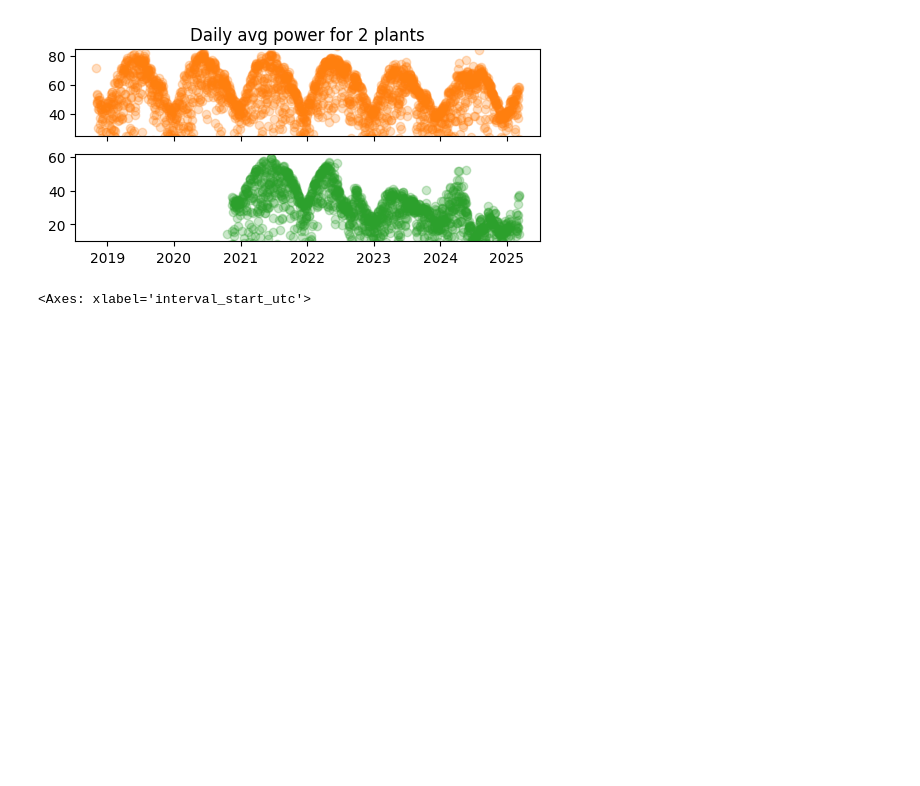
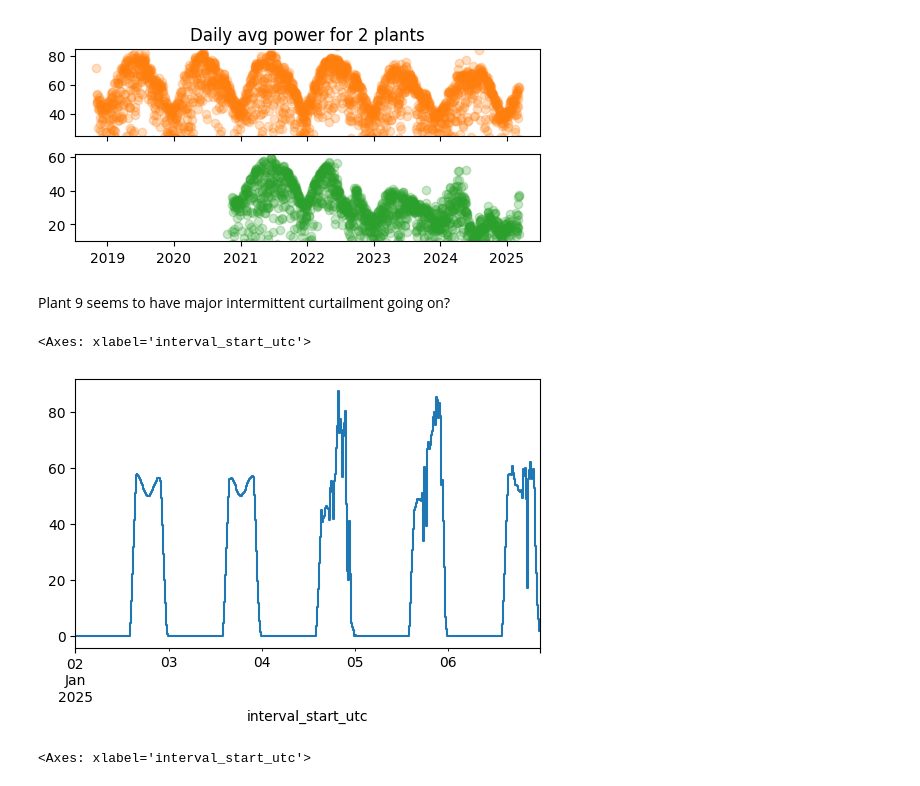
Before and after one commit to williamhobbs/PVPMC_2025, a Jupyter notebook: Process_Specs_Updated.ipynb, the cells around one changed output. Cells and saved outputs as stored; diff of their text form; code cells hidden in the pictures; blank space fills up the shorter version.

Commit message:
a few more plots

```diff
--- a/Process_Specs_Updated.ipynb
+++ b/Process_Specs_Updated.ipynb
@@ -1145,6 +1145,17 @@ ax2.set_ylim([10,62])
 plt.savefig("images/daily_power.png", dpi=400, bbox_inches='tight')
 # %% [output]
 [figure]
+# %% [markdown]
+Plant 9 seems to have major intermittent curtailment going on?
+# %%
+start = '2025-01-02'
+end = '2025-01-07'
+
+power = df_ts_9['hsl'][(df_ts_9['hsl'].index >= start) & (df_ts_9['hsl'].index < end)]
+power.plot(drawstyle='steps-pre',label=('plant #: ' + str(plant_number)),figsize=(6,3.5))
+# %% [output]
+<Axes: xlabel='interval_start_utc'>
+[figure, added]
 # %%
 plant_number = 12
 ts_file = filelist_ts[plant_number]
```
Also changed, not shown: parts of 5 cells of this notebook.
